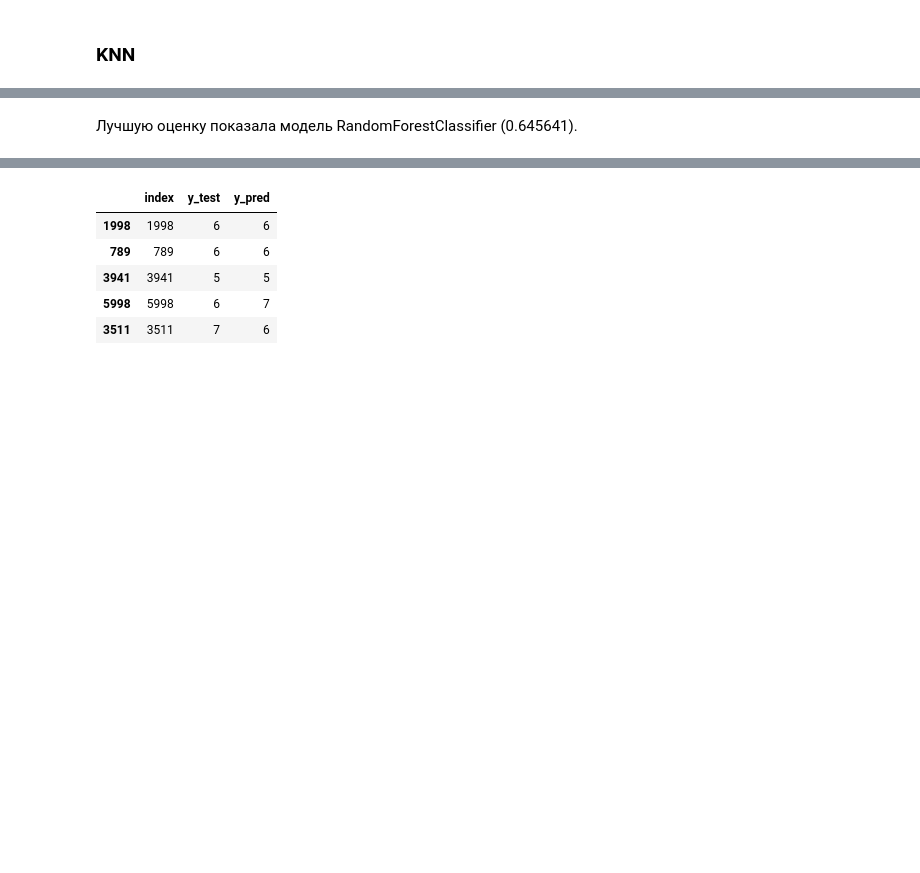
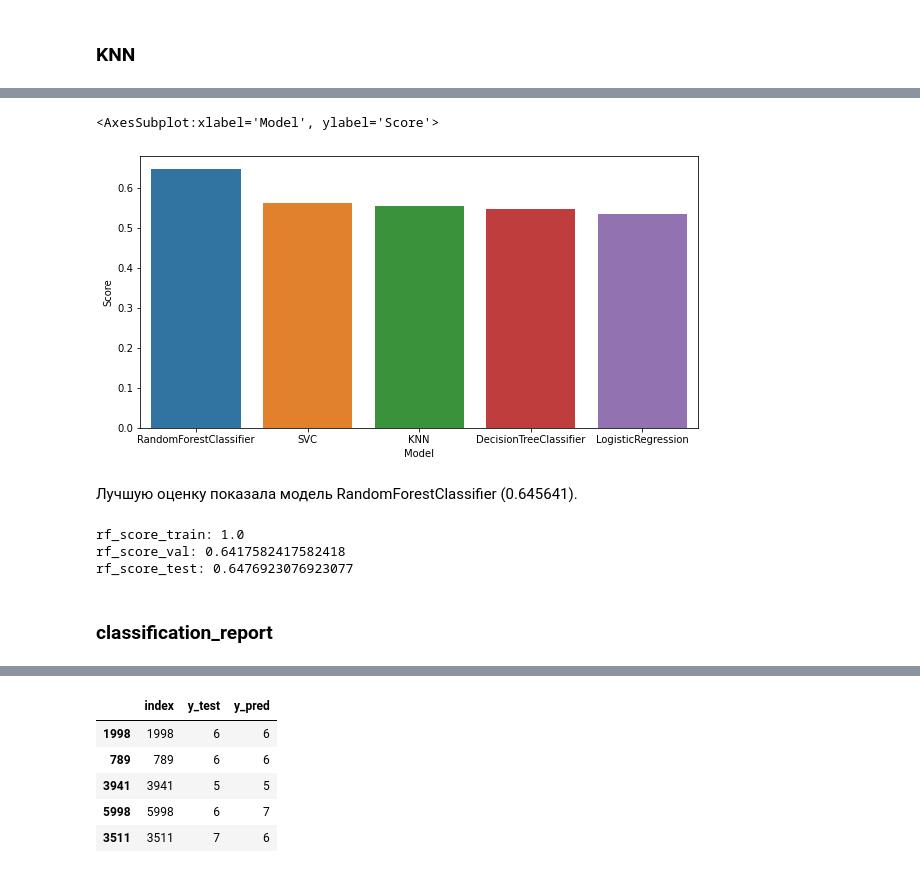
Before and after one commit to AndreyDS27/DS27, a Jupyter notebook: ZAK-5/Task_2_Методология_ведения_DS-проектов.ipynb, the cells around one changed output, grey strips where cells are left out. Cells and saved outputs as stored; diff of their text form; code cells hidden in the pictures; blank space fills up the shorter version.

```diff
--- a/ZAK-5/Task_2_Методология_ведения_DS-проектов.ipynb
+++ b/ZAK-5/Task_2_Методология_ведения_DS-проектов.ipynb
@@ -503,2 +521,8 @@ models_score
+# %%
+plt.figure(figsize=(10,5))
+sns.barplot(data=models_score, x='Model', y='Score', )
+# %% [output]
+<AxesSubplot:xlabel='Model', ylabel='Score'>
+[figure, added]
 # %% [markdown]
 Лучшую оценку показала модель RandomForestClassifier (0.645641).
@@ -507,3 +529,19 @@ y_pred = rf.predict(X_test)
+# %%
+y_pred = rf.predict(X_test)
+
+rf_score_train = rf.score(X_train, y_train)
+rf_score_val = rf.score(X_val, y_val)
+rf_score_test = rf.score(X_test, y_test)
+
+print(f'rf_score_train: {rf_score_train}')
+print(f'rf_score_val: {rf_score_val}')
+print(f'rf_score_test: {rf_score_test}')
+# %% [output]
+rf_score_train: 1.0
+rf_score_val: 0.6417582417582418
+rf_score_test: 0.6476923076923077
+# %% [markdown]
+### classification_report
 # %%
 from sklearn.metrics import classification_report
 print(classification_report(y_test, y_pred))
```
Also changed, not shown: parts of 32 cells of this notebook.
